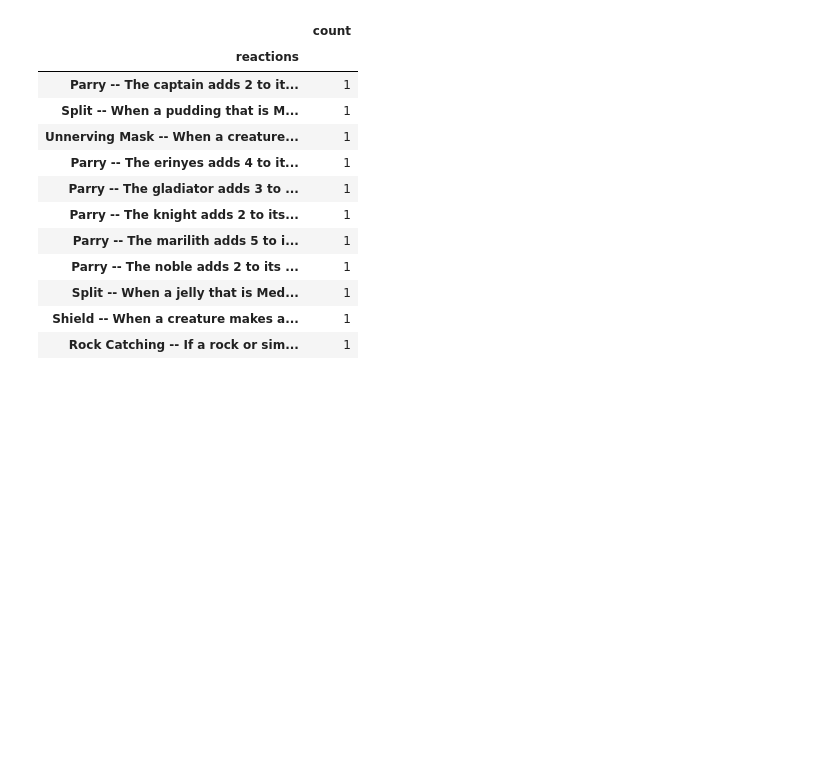
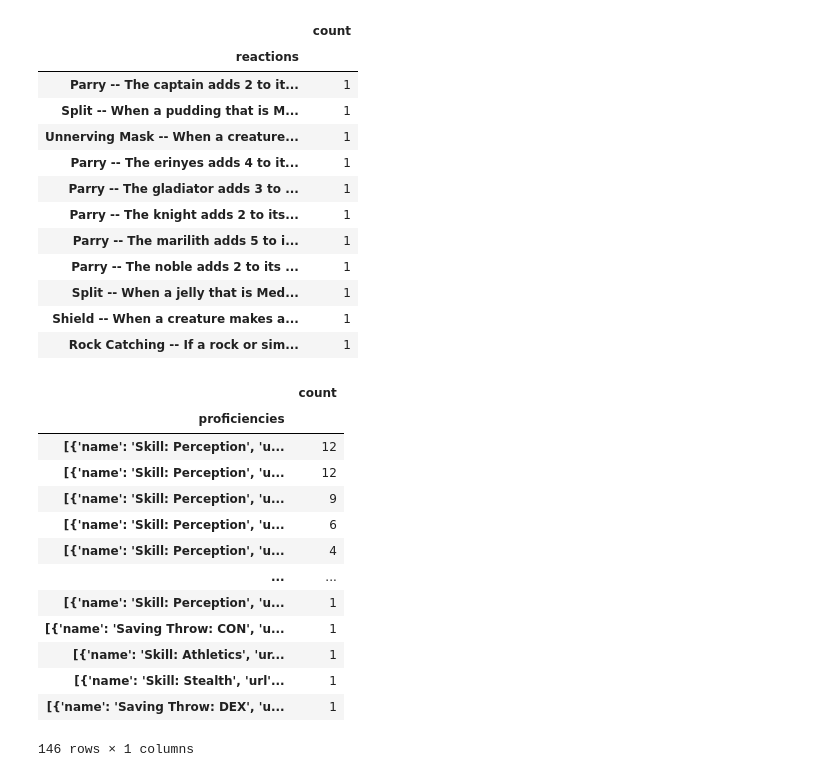
Before and after one commit to laureng97/Project-4--DND-Challenge-Ratings, a Jupyter notebook: ExtraCleaning [DEFUNCT].ipynb, the cells around one changed output. Saved outputs shown, nothing was run; the diff lists cells and outputs as text; code cells hidden in the pictures; blank space fills up the shorter version.

```diff
--- a/ExtraCleaning [DEFUNCT].ipynb
+++ b/ExtraCleaning [DEFUNCT].ipynb
@@ -199,3 +199,22 @@ data
 | Split -- When a jelly that is Med... | 1 |
 | Shield -- When a creature makes a... | 1 |
 | Rock Catching -- If a rock or sim... | 1 |
+# %%
+data = pd.DataFrame(df["proficiencies"].value_counts())
+# pd.set_option('display.max_rows', None)   // For showing all data forms
+data
+# %% [output]
+|  | count |
+| proficiencies |  |
+| [{'name': 'Skill: Perception', 'u... | 12 |
+| [{'name': 'Skill: Perception', 'u... | 12 |
+| [{'name': 'Skill: Perception', 'u... | 9 |
+| [{'name': 'Skill: Perception', 'u... | 6 |
+| [{'name': 'Skill: Perception', 'u... | 4 |
+| ... | ... |
+| [{'name': 'Skill: Perception', 'u... | 1 |
+| [{'name': 'Saving Throw: CON', 'u... | 1 |
+| [{'name': 'Skill: Athletics', 'ur... | 1 |
+| [{'name': 'Skill: Stealth', 'url'... | 1 |
+| [{'name': 'Saving Throw: DEX', 'u... | 1 |
+146 rows × 1 columns
```
Also changed, not shown: parts of 1 cell of this notebook, 1 other file.
